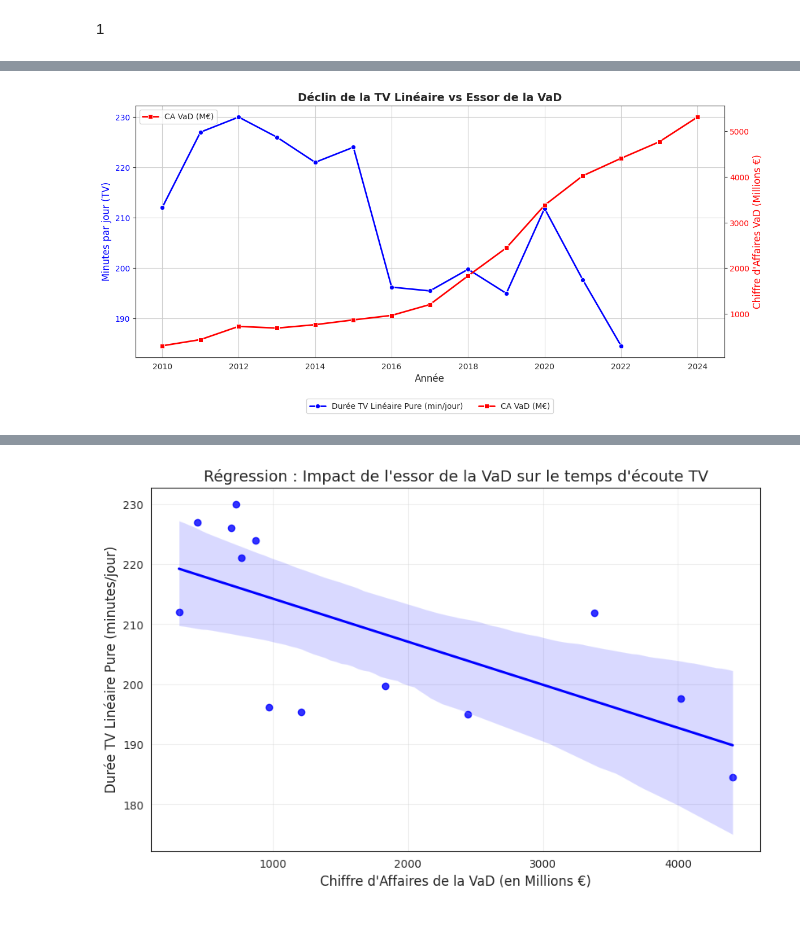
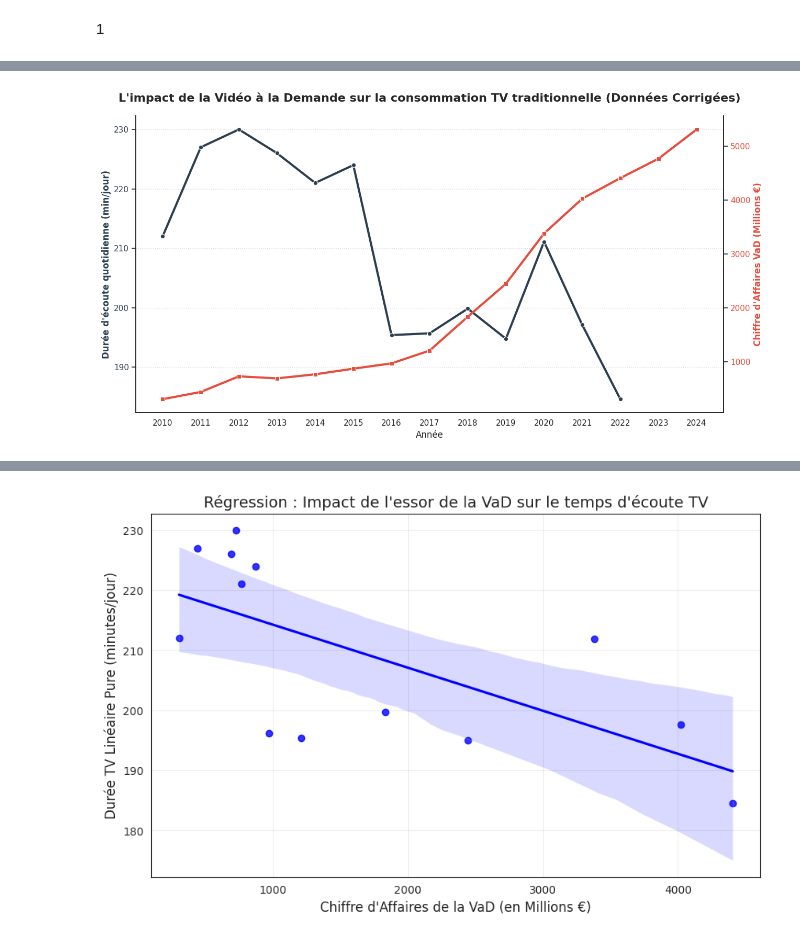
Before and after one commit to MaxbanCh/DataScienceProject, a Jupyter notebook: regression_axes.ipynb, the cells around one changed output, grey strips where cells are left out. Cells and saved outputs as stored; diff of their text form; code cells hidden in the pictures.

```diff
--- a/regression_axes.ipynb
+++ b/regression_axes.ipynb
@@ -56,54 +104,71 @@ plt.show()
 # %%
+import matplotlib.pyplot as plt
+import seaborn as sns
+import numpy as np
+import pandas as pd
+
+# --- CONFIGURATION DU STYLE ---
+sns.set_theme(style="white") # Fond blanc propre
+plt.rcParams['font.family'] = 'sans-serif'
+
+# 1. Chargement (assure-toi que le chemin est correct)
 df = pd.read_csv('data/processed/master_file_annuel.csv')
 
-# 2. Définition de la fonction de correction (si pas déjà faite dans une cellule précédente)
+# 2. Définition de la fonction de correction
 def get_pure_linear(row):
     if row['annee'] >= 2016:
         # On retire l'impact du Replay (environ 15% du temps pour les utilisateurs du replay)
         correction = (row['taux_replay_pourcent'] / 100) * 0.15
         return row['duree_tv_globale_min'] * (1 - correction)
     return row['duree_tv_globale_min']
 
-# 3. CRÉATION DE LA COLONNE SUR LE DATAFRAME PRINCIPAL
+# 3. CRÉATION DE LA COLONNE
 df['duree_tv_lineaire_pure'] = df.apply(get_pure_linear, axis=1)
 
-# 4. CRÉATION DE LA COPIE FILTRÉE (Après avoir ajouté la colonne)
+# 4. CRÉATION DE LA COPIE FILTRÉE
 df_subst = df[df['annee'] >= 2010].copy()
 
 # 5. GÉNÉRATION DU GRAPHIQUE
-fig, ax1 = plt.subplots(figsize=(12, 6))
-sns.set_style("white")
+fig, ax1 = plt.subplots(figsize=(13, 7))
 
-# Courbe de la Durée TV Pure (Axe gauche)
+# Couleurs identiques au premier graphique
+color1 = '#2c3e50' # Bleu nuit élégant
+color2 = '#e74c3c' # Rouge Netflix
+
+# --- COURBE 1 : Durée TV Linéaire Pure (Axe gauche) ---
 sns.lineplot(data=df_subst, x='annee', y='duree_tv_lineaire_pure',
-             label='Durée TV Linéaire Pure (min/jour)',
-             color='blue', marker='o', ax=ax1, linewidth=2)
+             ax=ax1, color=color1, linewidth=3, marker='o', label='Durée TV Linéaire Pure')
 
-ax1.set_ylabel('Minutes par jour (TV)', color='blue', fontsize=12)
-ax1.tick_params(axis='y', labelcolor='blue')
+ax1.set_ylabel("Durée d'écoute quotidienne (min/jour)", fontsize=12, fontweight='bold', color=color1)
+ax1.tick_params(axis='y', labelcolor=color1)
 ax1.set_xlabel('Année', fontsize=12)
 
-# Courbe du CA VaD (Axe droit)
+# --- COURBE 2 : CA VaD (Axe droit) ---
 ax2 = ax1.twinx()
 sns.lineplot(data=df_subst, x='annee', y='ca_vad_millions',
-             label='CA VaD (M€)',
-             color='red', marker='s', ax=ax2, linewidth=2)
+             ax=ax2, color=color2, linewidth=3, marker='s', label='CA VaD (M€)')
 
-ax2.set_ylabel('Chiffre d\'Affaires VaD (Millions €)', color='red', fontsize=12)
-ax2.tick_params(axis='y', labelcolor='red') # Correction du labelcolor ici
+ax2.set_ylabel("Chiffre d'Affaires VaD (Millions €)", fontsize=12, fontweight='bold', color=color2)
+ax2.tick_params(axis='y', labelcolor=color2)
 
-# Titre et légendes
-plt.title("Déclin de la TV Linéaire vs Essor de la VaD", fontsize=14, fontweight='bold')
+# --- RÉGLAGE DE L'AXE X (ANNÉES ENTIÈRES) ---
+years = df_subst['annee'].astype(int).unique()
+ax1.set_xticks(np.arange(min(years), max(years) + 1, 1))
 
-# Fusion des légendes des deux axes pour les mettre en bas
-lines, labels = ax1.get_legend_handles_labels()
-lines2, labels2 = ax2.get_legend_handles_labels()
-ax1.legend(lines + lines2, labels + labels2, loc='upper center', bbox_to_anchor=(0.5, -0.15), ncol=2)
+# --- ESTHÉTIQUE FINALE ---
+plt.title("L'impact de la Vidéo à la Demande sur la consommation TV traditionnelle (Données Corrigées)",
+          fontsize=16, fontweight='bold', pad=20)
+
+ax1.grid(True, axis='y', linestyle=':', alpha=0.7) # Grille légère horizontale
+sns.despine(right=False) # Enlever les cadres inutiles
+ax1.get_legend().remove()
+ax2.get_legend().remove()
+
 
 plt.tight_layout()
 plt.show()
 # %% [output]
-[figure, old version]
+[figure, new version]
 # %%
 df_reg = df[df['annee'] >= 2010].dropna(subset=['duree_tv_lineaire_pure', 'ca_vad_millions'])
 
```
Also changed, not shown: parts of 6 cells of this notebook, 14 other files.
